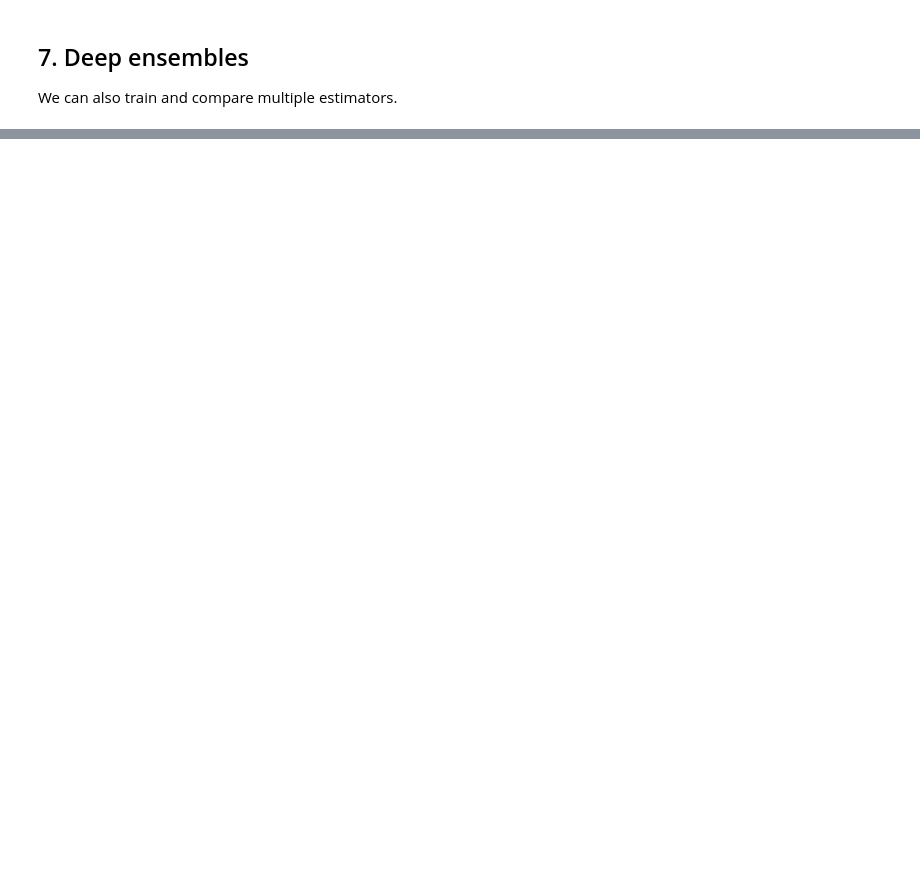
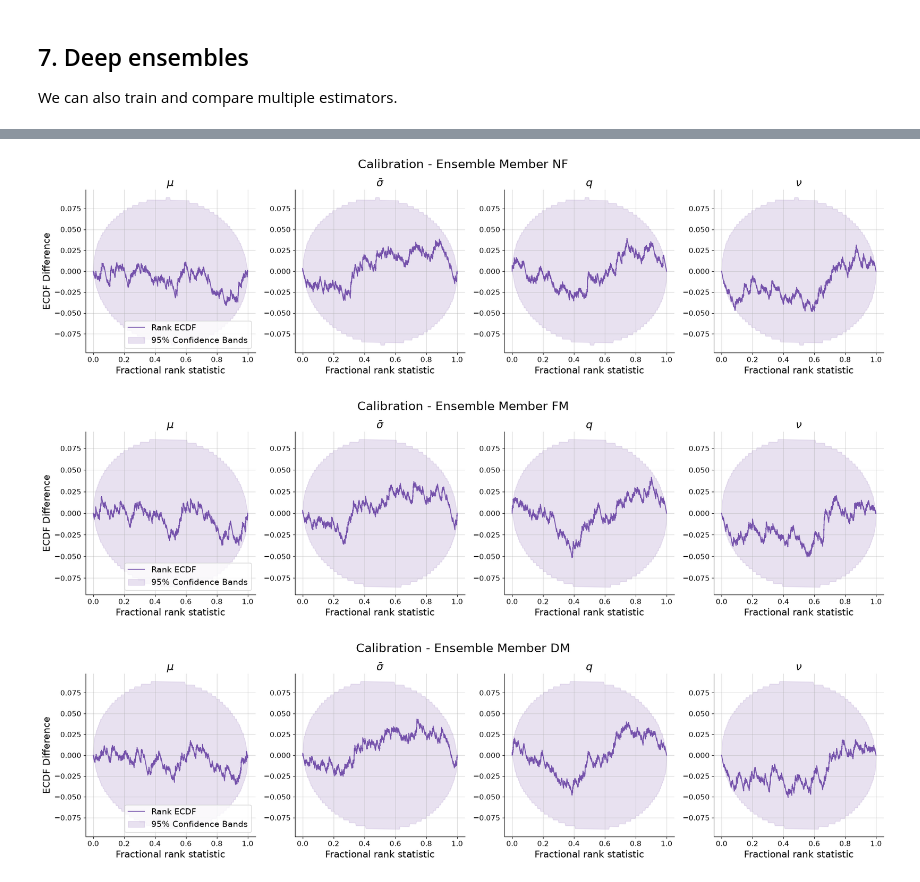
Before and after one commit to stefanradev93/amortized-fractals, a Jupyter notebook: mmar_univariate.ipynb, the cells around one changed output, grey strips where cells are left out. Drawn from its saved outputs; the diff is of its cells as text; code cells hidden in the pictures; blank space fills up the shorter version.

```diff
--- a/mmar_univariate.ipynb
+++ b/mmar_univariate.ipynb
@@ -280,0 +311,15 @@ for k, v in samples.items():
+# %%
+for k, v in samples.items():
+    fig = bf.diagnostics.calibration_ecdf(
+        estimates=samples[k],
+        targets=test_data,
+        uncertainty_agg_kwargs={"prob": 0.68},
+        rank_ecdf_color=viz.PREDICTION_PURPLE,
+        fill_color=viz.CALIBRATION_BAND_COLOR,
+        variable_names=model.PARAMETER_LABELS
+    )
+    fig.suptitle(f"Calibration - Ensemble Member {k.upper()}", fontsize=20, y=1.05)
+# %% [output]
+[figure, added]
+[figure, added]
+[figure, added]
```
Also changed, not shown: parts of 15 cells of this notebook, 10 other files.
